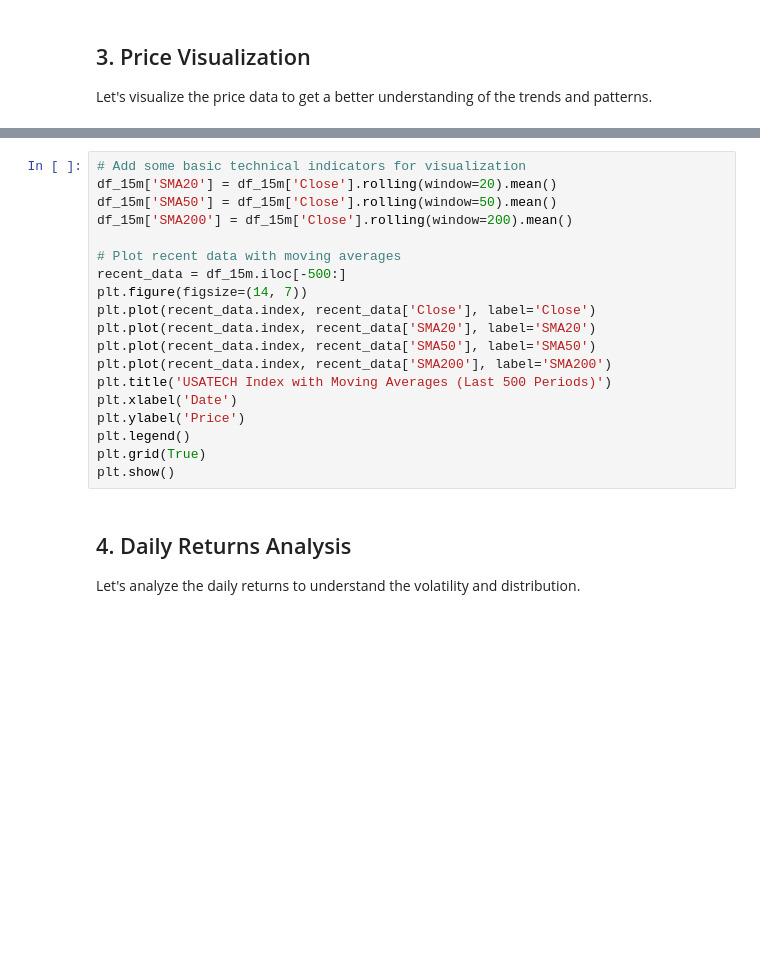
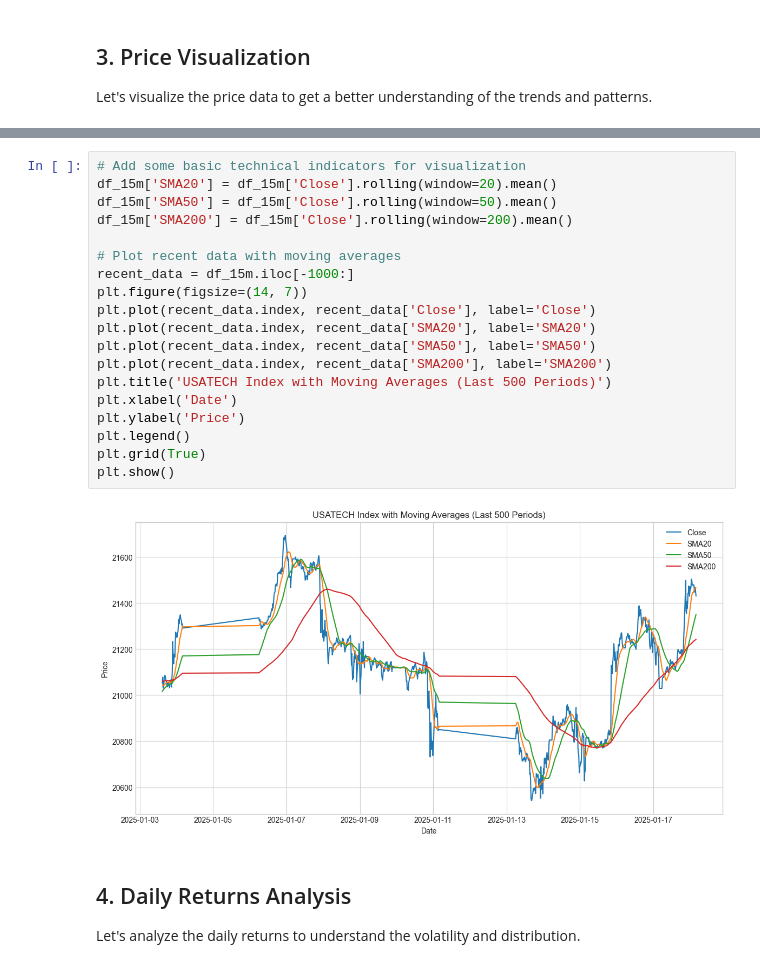
Before and after one commit to athapong/TradeSight-AI-, a Jupyter notebook: notebooks/01_data_exploration.ipynb, the cells around one changed output, grey strips where cells are left out. Cells and saved outputs as stored; diff of their text form; blank space fills up the shorter version.

Commit message:
refactor: visualization and backtesting notebooks; update execution counts and add output messages for better clarity

```diff
--- a/notebooks/01_data_exploration.ipynb
+++ b/notebooks/01_data_exploration.ipynb
@@ -74,22 +106,24 @@ plt.show()
 # %%
 # Add some basic technical indicators for visualization
 df_15m['SMA20'] = df_15m['Close'].rolling(window=20).mean()
 df_15m['SMA50'] = df_15m['Close'].rolling(window=50).mean()
 df_15m['SMA200'] = df_15m['Close'].rolling(window=200).mean()
 
 # Plot recent data with moving averages
-recent_data = df_15m.iloc[-500:]
+recent_data = df_15m.iloc[-1000:]
 plt.figure(figsize=(14, 7))
 plt.plot(recent_data.index, recent_data['Close'], label='Close')
 plt.plot(recent_data.index, recent_data['SMA20'], label='SMA20')
 plt.plot(recent_data.index, recent_data['SMA50'], label='SMA50')
 plt.plot(recent_data.index, recent_data['SMA200'], label='SMA200')
 plt.title('USATECH Index with Moving Averages (Last 500 Periods)')
 plt.xlabel('Date')
 plt.ylabel('Price')
 plt.legend()
 plt.grid(True)
 plt.show()
+# %% [output]
+[figure, added]
 # %% [markdown]
 ## 4. Daily Returns Analysis
 
```
Also changed, not shown: parts of 20 cells of this notebook, 7 other files.
